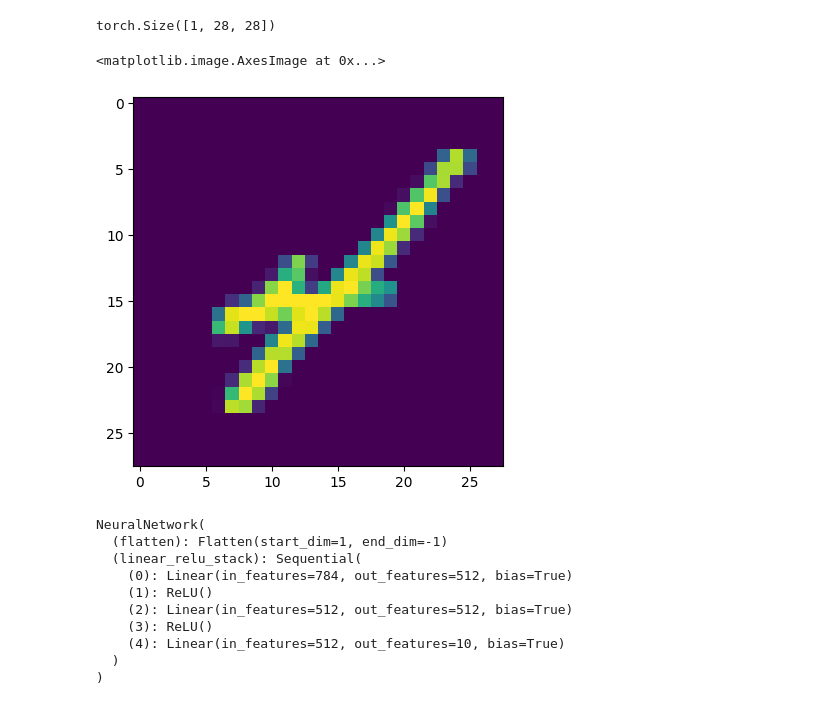
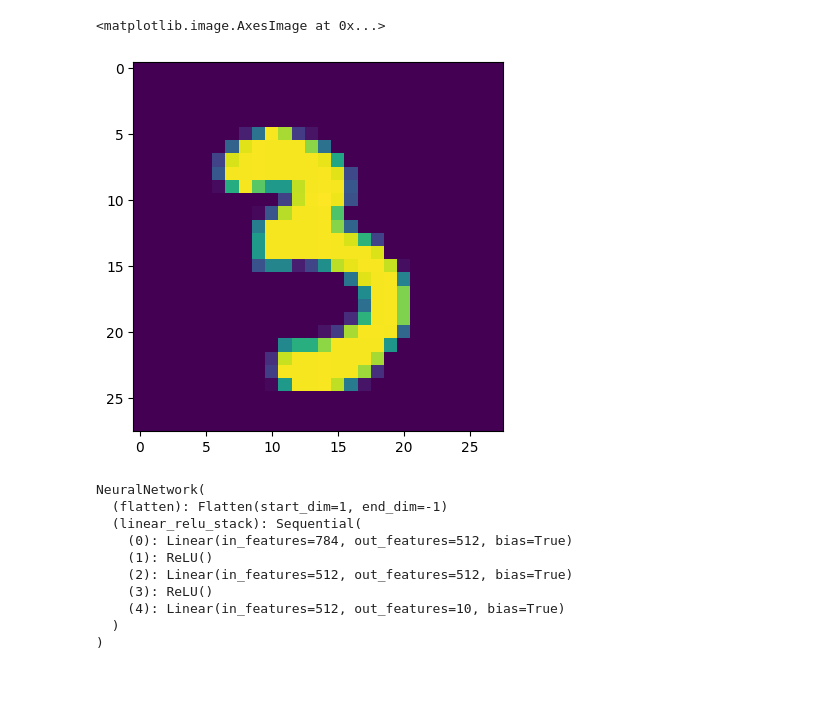
Before and after one commit to callaunchpad/carnival, a Jupyter notebook: games/adversarial_ml/LP NMW MNIST.ipynb, the cells around one changed output. Cells and saved outputs as stored; diff of their text form; code cells hidden in the pictures.

```diff
--- a/games/adversarial_ml/LP NMW MNIST.ipynb
+++ b/games/adversarial_ml/LP NMW MNIST.ipynb
@@ -50,8 +54,6 @@ Labels batch shape: torch.Size([64])
 # %%
 import matplotlib.pyplot as plt
-print(images[0].shape)
-plt.imshow(images[0].reshape(28, 28, 1))
+plt.imshow(images[1].reshape(28, 28, 1))
 # %% [output]
-torch.Size([1, 28, 28])
+<matplotlib.image.AxesImage at 0x...>
-<matplotlib.image.AxesImage at 0x...>
-[figure, old version]
+[figure, new version]
```
Also changed, not shown: parts of 2 cells of this notebook, 9 other files.
